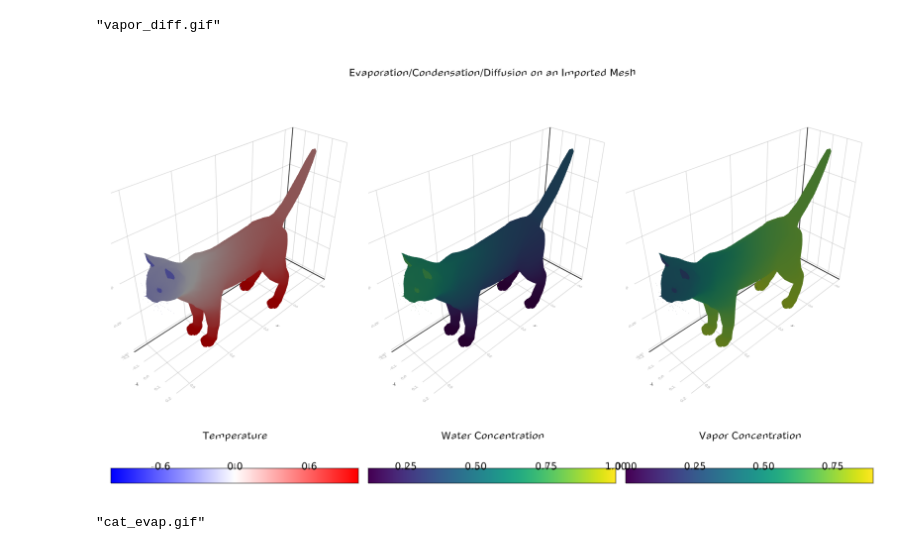
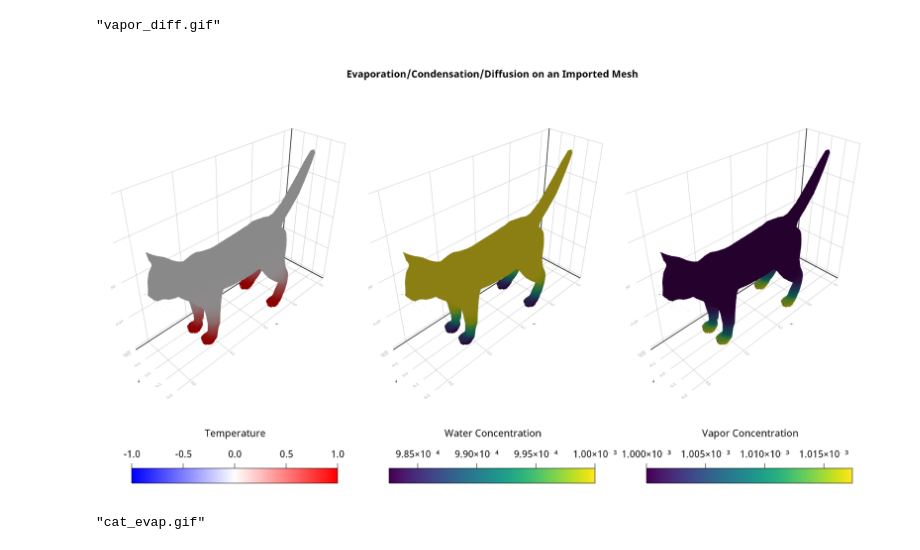
Before and after one commit to AlgebraicJulia/CombinatorialSpaces.jl, a Jupyter notebook: examples/tonti/2D_Diffusion_Demo.ipynb, the cells around one changed output. Drawn from its saved outputs; the diff is of its cells as text; code cells hidden in the pictures.

Commit message:
Updating diffusion demo

```diff
--- a/examples/tonti/2D_Diffusion_Demo.ipynb
+++ b/examples/tonti/2D_Diffusion_Demo.ipynb
@@ -405,0 +326,6 @@ GLMakie.activate!()
+# %%
+using GLMakie
+GLMakie.activate!()
+# Adding fonts because the GLMakie default is error-prone
+noto_sans = "assets/NotoSans-Regular.ttf"
+noto_sans_bold = "assets/NotoSans-Bold.ttf"
@@ -442,8 +370,8 @@ addBC!(td_cat, :dC_T, ()->feet_mask)
 # %%
 # Generate initial conditions
 feet_heat = gen_form(cat, x->x[3]<0.02 ? 1 : 0);
-water = gen_form(cat, x->1)
-vapor = gen_form(cat, x->0);
+water = gen_form(cat, x->1e-3)
+vapor = gen_form(cat, x->1e-3);
 # %%
 # Generate the combined vector field
 sim, data_syms = Tonti.vectorfield(td_cat, cat)
@@ -456,7 +384,7 @@ data_syms
 # %%
 # Solve the generated vector field for the initial conditions
-prob = ODEProblem(sim, vcat(feet_heat, water, vapor), (0,300.0))
-sol = solve(prob, Tsit5());
+prob = ODEProblem(sim, vcat(feet_heat, water, vapor), (0,150.0))
+sol = solve(prob, Tsit5(), progress=true, progress_steps = 10);
 # %% [markdown]
 ## Visualize the results
 In order to visualize these results, we generate both individual and combined animations of the temperature, water concentration, and vapor concentration.
@@ -497,39 +425,35 @@ end
 # %% [output]
 "vapor_diff.gif"
 # %%
-scene, layout = layoutscene(resolution = (1600, 900))
+scene, layout = layoutscene(resolution = (1600, 900), font=noto_sans)
 crange = (minimum(sol), maximum(sol))
-i = 300
+i = 150
 axA = layout[1, 1] = LScene(scene, scenekw = (camera = cam3d!, raw = false))
 plA = mesh!(axA, cat, color=sol(i)[1:nv(cat)], colorrange=(-col_max(sol, 1:nv(cat)), col_max(sol, 1:nv(cat))))
 axB = layout[1, 2] = LScene(scene, scenekw = (camera = cam3d!, raw = false))
 plB = mesh!(axB, cat, color=sol(i)[(1:nv(cat)) .+ nv(cat)],
                       colorrange=(col_min(sol, (1:nv(cat)).+nv(cat)), col_max(sol, (1:nv(cat)).+nv(cat))))
 axC = layout[1, 3] = LScene(scene, scenekw = (camera = cam3d!, raw = false))
 plC = mesh!(axC, cat, color=sol(i)[(1:nv(cat)) .+ (2*nv(cat))],
                       colorrange=(col_min(sol, (1:nv(cat)).+2*nv(cat)), col_max(sol, (1:nv(cat)).+2*nv(cat))))
 #linkaxCs!(axA, axB, axC)
 #hidedecorations!.([axA,axB,axC])
 
-cbarA = layout[2,1] = Colorbar(scene, plA, label = "Temperature", vertical = false, flipaxisposition = false,
-    ticklabelalign = (:center, :top))
-cbarB = layout[2,2] = Colorbar(scene, plB, label = "Water Concentration", vertical = false, flipaxisposition = false,
-    ticklabelalign = (:center, :top))
-cbarC = layout[2,3] = Colorbar(scene, plC, label = "Vapor Concentration", vertical = false, flipaxisposition = false,
-    ticklabelalign = (:center, :top))
-cbarA.height=30
-cbarB.height=30
-cbarC.height=30
+cbarA = layout[2,1] = Colorbar(scene, plA, label = "Temperature", vertical = false)
+cbarB = layout[2,2] = Colorbar(scene, plB, label = "Water Concentration", vertical = false)
+cbarC = layout[2,3] = Colorbar(scene, plC, label = "Vapor Concentration", vertical = false)
+cbarA.height= cbarB.height = cbarC.height = 30
+cbarA.width = cbarB.width = cbarC.width = Relative(5/6)
 plA.colormap=:bwr
 #=plB.colormap=:tab20
 plC.colormap=:tab20=#
 
 #=axA.title = "Chemical A: $(round(sum(sol(i)[1:nv(cat)])*100)/100)"
 axB.title = "Chemical B: $(round(sum(sol(i)[(1:nv(cat)) .+ nv(cat)])*100)/100)"
 axC.title = "Enzyme E: $(round(sum(sol(i)[(1:nv(cat)) .+ (2*nv(cat))])*100)/100)"=#
-supertitle = layout[0, :] = Label(scene, "Evaporation/Condensation/Diffusion on an Imported Mesh")
+supertitle = layout[0, :] = Label(scene, "Evaporation/Condensation/Diffusion on an Imported Mesh", font=noto_sans_bold)
 scene
 # %% [output]
-[figure, old version]
+[figure, new version]
 # %%
 framerate = 30
```
Also changed, not shown: parts of 16 cells of this notebook.
